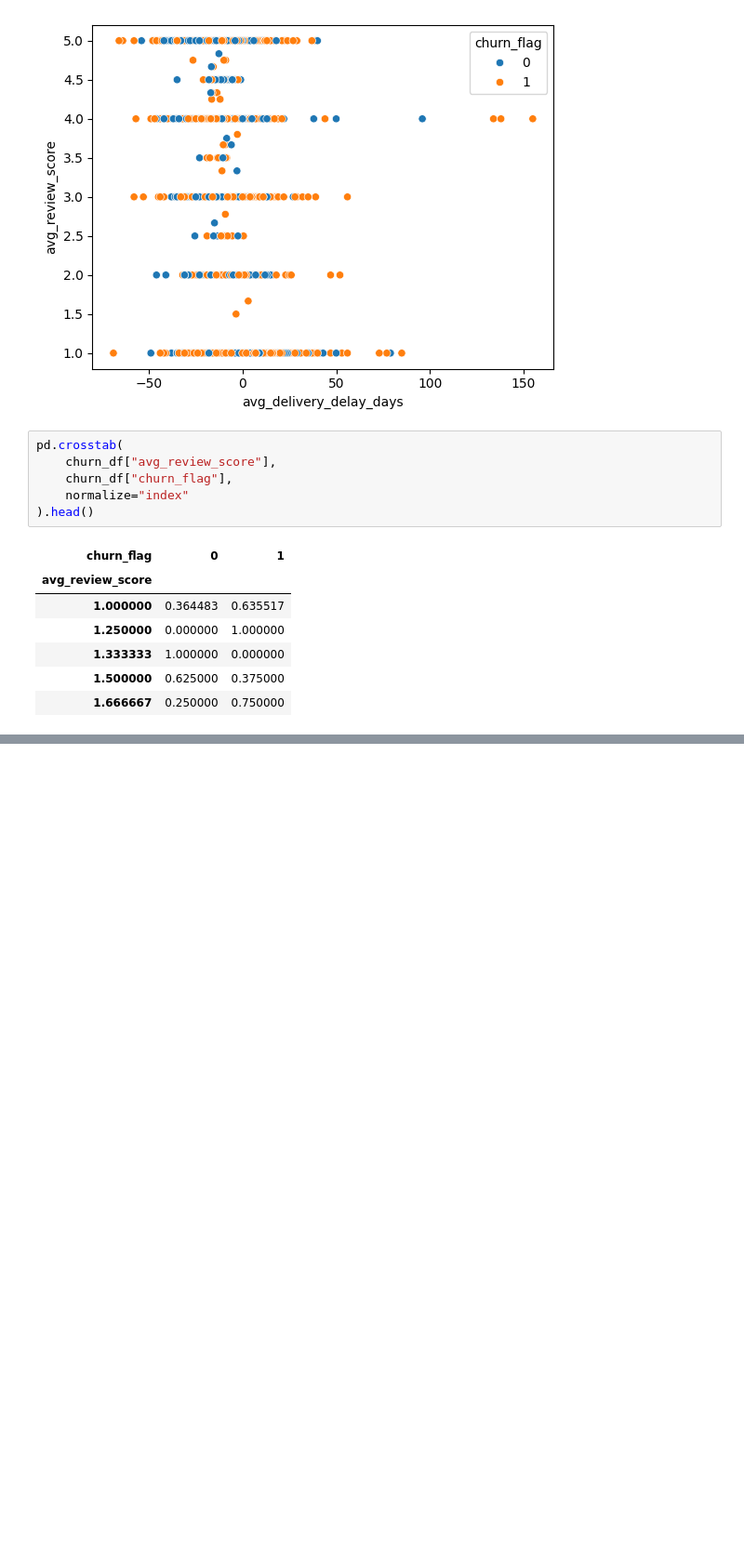
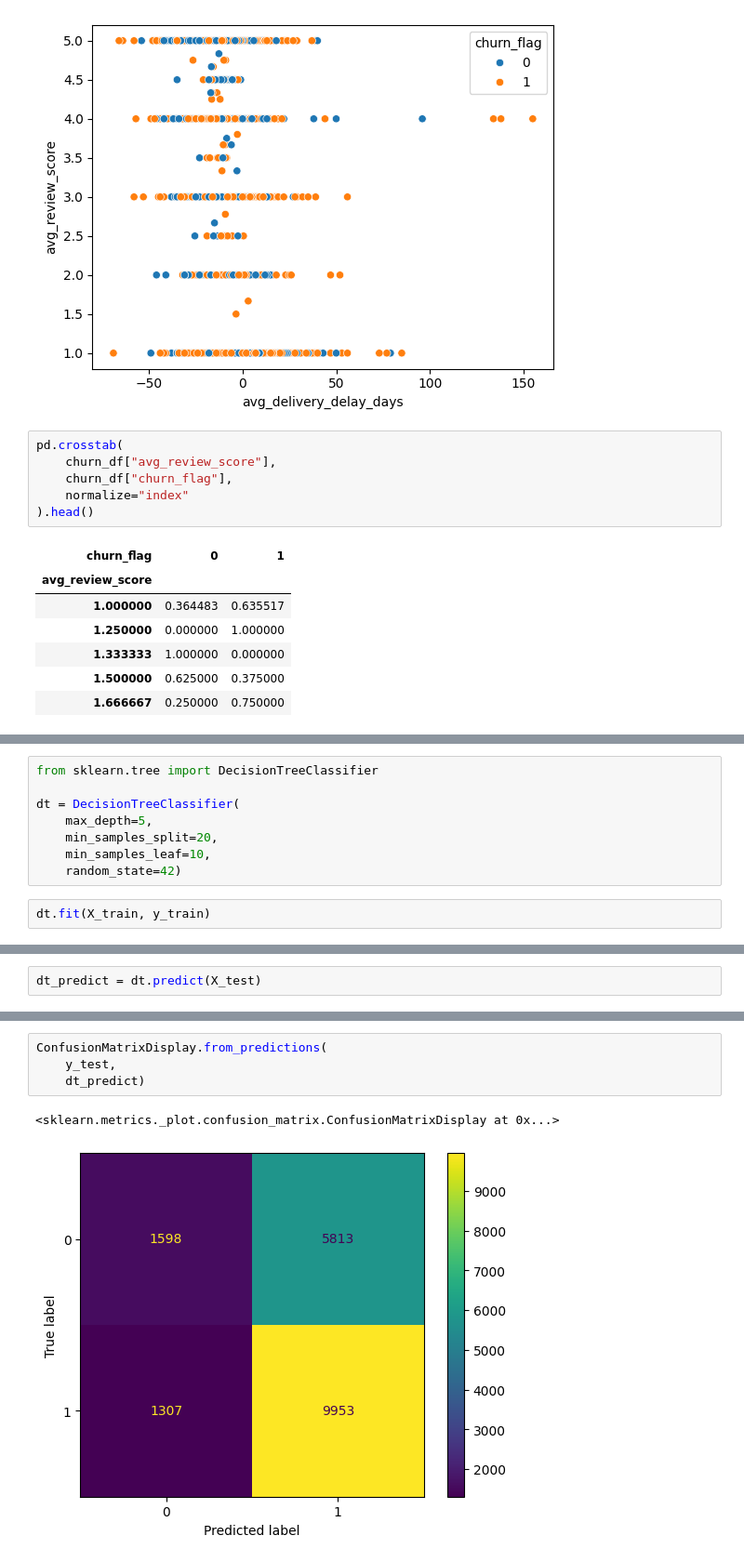
Before and after one commit to ferrettijaime-cmd/Professional_portfolio, a Jupyter notebook: Churn_and_Marketing_Analytics/Script_Python/churn_analysis.ipynb, the cells around one changed output, grey strips where cells are left out. Shown at 93% size. Saved outputs shown, nothing was run; the diff lists cells and outputs as text; blank space fills up the shorter version.

```diff
--- a/Churn_and_Marketing_Analytics/Script_Python/churn_analysis.ipynb
+++ b/Churn_and_Marketing_Analytics/Script_Python/churn_analysis.ipynb
@@ -276,0 +296,10 @@ ml_df
+# %%
+from sklearn.tree import DecisionTreeClassifier
+
+dt = DecisionTreeClassifier(
+    max_depth=5,
+    min_samples_split=20,
+    min_samples_leaf=10,
+    random_state=42)
+# %%
+dt.fit(X_train, y_train)
@@ -276,0 +379,2 @@ ml_df
+# %%
+dt_predict = dt.predict(X_test)
@@ -276,0 +487,7 @@ ml_df
+# %%
+ConfusionMatrixDisplay.from_predictions(
+    y_test,
+    dt_predict)
+# %% [output]
+<sklearn.metrics._plot.confusion_matrix.ConfusionMatrixDisplay at 0x...>
+[figure, added]
```
Also changed, not shown: parts of 45 cells of this notebook.
